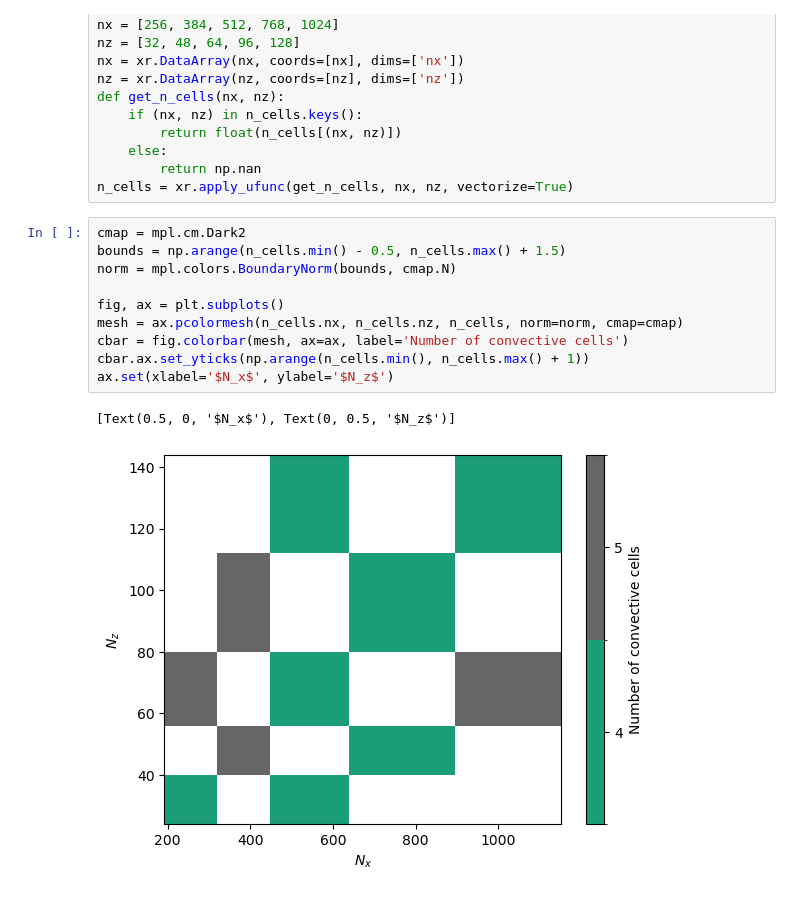
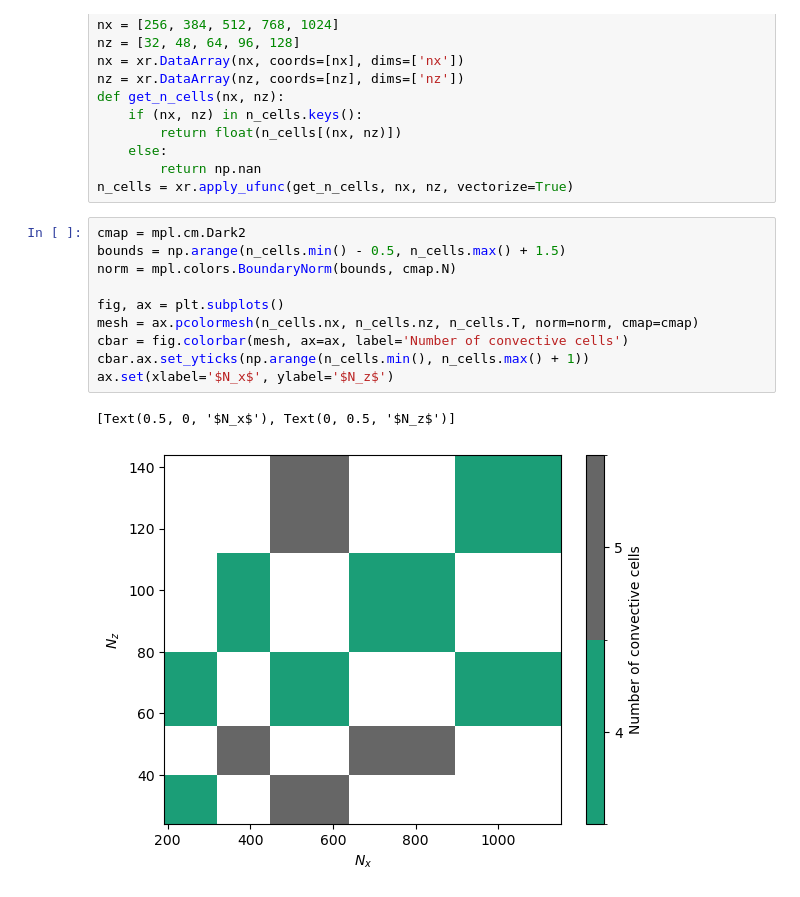
Before and after one commit to tschanzer/honours-project, a Jupyter notebook: notebooks/resolution_tests.ipynb, the cells around one changed output. Drawn from its saved outputs; the diff is of its cells as text.

Commit message:
Fix transposed plots

```diff
--- a/notebooks/resolution_tests.ipynb
+++ b/notebooks/resolution_tests.ipynb
@@ -273,13 +273,13 @@ n_cells = xr.apply_ufunc(get_n_cells, nx, nz, vectorize=True)
 # %%
 cmap = mpl.cm.Dark2
 bounds = np.arange(n_cells.min() - 0.5, n_cells.max() + 1.5)
 norm = mpl.colors.BoundaryNorm(bounds, cmap.N)
 
 fig, ax = plt.subplots()
-mesh = ax.pcolormesh(n_cells.nx, n_cells.nz, n_cells, norm=norm, cmap=cmap)
+mesh = ax.pcolormesh(n_cells.nx, n_cells.nz, n_cells.T, norm=norm, cmap=cmap)
 cbar = fig.colorbar(mesh, ax=ax, label='Number of convective cells')
 cbar.ax.set_yticks(np.arange(n_cells.min(), n_cells.max() + 1))
 ax.set(xlabel='$N_x$', ylabel='$N_z$')
 # %% [output]
 [Text(0.5, 0, '$N_x$'), Text(0, 0.5, '$N_z$')]
-[figure, old version]
+[figure, new version]
```
Also changed, not shown: parts of 1 cell of this notebook.
